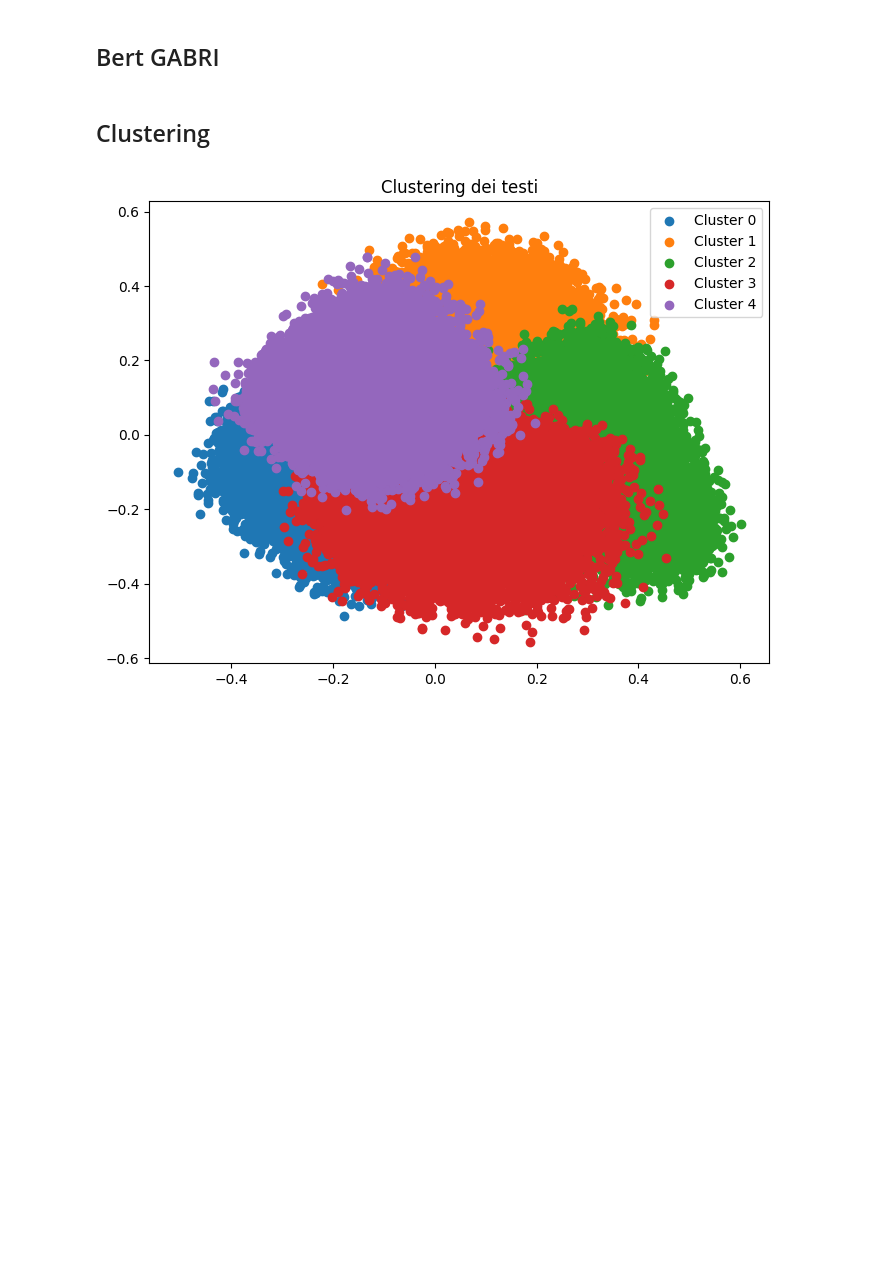
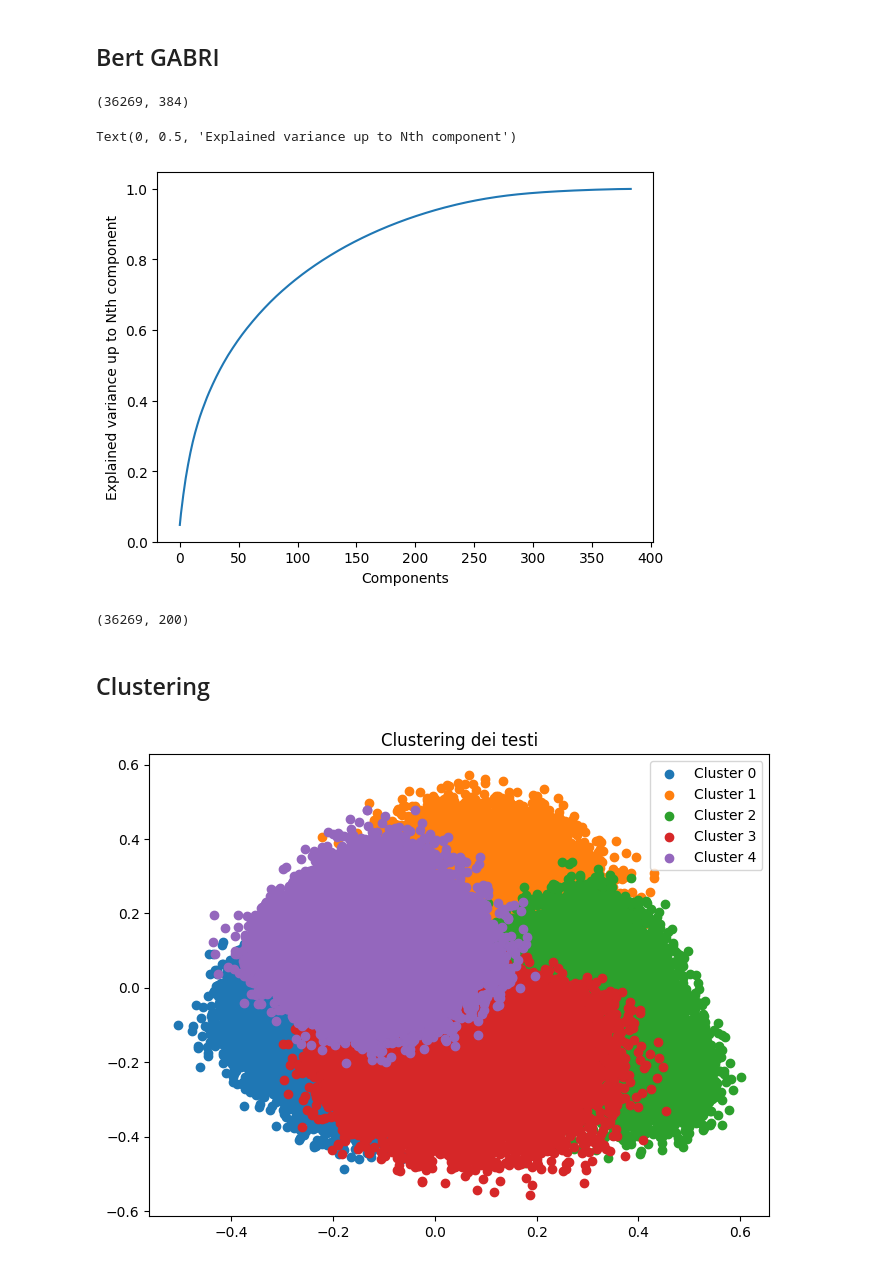
Before and after one commit to AndreaDAmicis22/TextMining, a Jupyter notebook: projectTextMining.ipynb, the cells around one changed output. Saved outputs shown, nothing was run; the diff lists cells and outputs as text; code cells hidden in the pictures; blank space fills up the shorter version.

```diff
--- a/projectTextMining.ipynb
+++ b/projectTextMining.ipynb
@@ -619,4 +594,25 @@ for key in embedding.keys():
 # %%
 # Embedding
 model = SentenceTransformer('all-MiniLM-L6-v2')
-embedding = model.encode(data['processed_text'])
+embedding = model.encode(filtered_dataset['normalized_text'].to_numpy())
+# %%
+embedding.shape
+# %% [output]
+(36269, 384)
+# %%
+pca = PCA(n_components=384)
+pca_bert = pca.fit_transform(embedding)
+pca_bert.shape
+pca.explained_variance_ratio_.shape #is the number of information/data that contribute into explaining the dataset (it finds the correlation between data)
+plt.plot(np.cumsum(pca.explained_variance_ratio_))
+plt.xlabel('Components')
+plt.ylabel('Explained variance up to Nth component')
+# %% [output]
+Text(0, 0.5, 'Explained variance up to Nth component')
+[figure, added]
+# %%
+pca = PCA(n_components=200)
+pca_bert = pca.fit_transform(embedding)
+pca_bert.shape
+# %% [output]
+(36269, 200)
```
Also changed, not shown: parts of 23 cells of this notebook.
